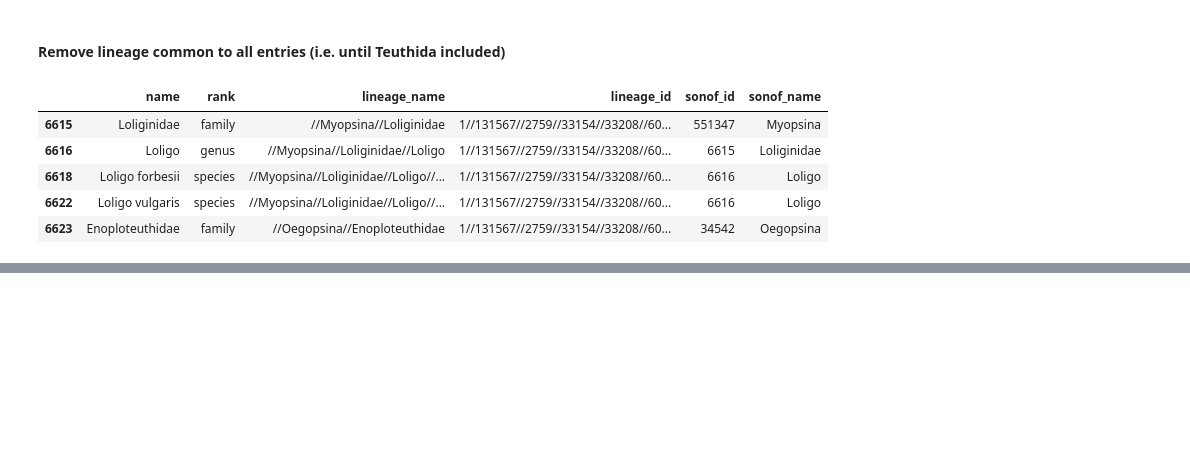
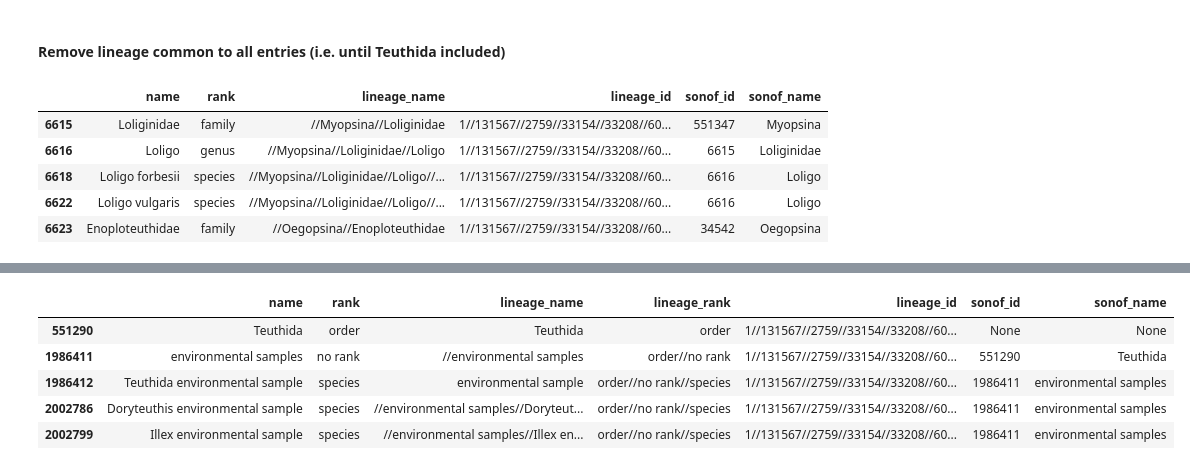
Before and after one commit to samulic/bioscience, a Jupyter notebook: retrieve_taxonomy.ipynb, the cells around one changed output, grey strips where cells are left out. Drawn from its saved outputs; the diff is of its cells as text; code cells hidden in the pictures; blank space fills up the shorter version.

Commit message:
added new column lineage of ranks

```diff
--- a/retrieve_taxonomy.ipynb
+++ b/retrieve_taxonomy.ipynb
@@ -156,0 +185,4 @@ data.sort_values(by=['lineage_id'], inplace=True)
+# %%
+#id_rankorder = data.rank # rank is a function of dataframes
+id_rankorder = data['rank']
+id_rankorder.head()
@@ -156,0 +196,9 @@ data.sort_values(by=['lineage_id'], inplace=True)
+# %%
+id_rankLineage = pd.Series()
+for idx, lineage_list in id_taxidLineage.str.split("//").iteritems():
+    rank_list = []
+    for lin_id in lineage_list:
+        lin_rank = id_rankorder[int(lin_id)]
+        rank_list.append(lin_rank)
+    id_rankLineage[str(idx)] = rank_list
+id_rankLineage.head()
@@ -156,0 +212,3 @@ data.sort_values(by=['lineage_id'], inplace=True)
+# %%
+rank_lin_df = id_rankLineage.to_frame(name = "rank_lineage")
+rank_lin_df
@@ -156,0 +234,3 @@ data.sort_values(by=['lineage_id'], inplace=True)
+# %%
+rank_lin_df = rank_lin_df.assign(rank_lineage = lambda x: x.rank_lineage.str.join("//"))
+rank_lin_df.head()
@@ -157 +244,15 @@ data.sort_values(by=['lineage_id'], inplace=True)
+# %%
+# Merge original dataframe to the new one with lineage rank
+rank_lin_df.index = rank_lin_df.index.map(int)
+df = data.join(rank_lin_df)
+df.rename(columns = {"rank_lineage": "lineage_rank"}, inplace = True)
+df = df[['name', 'rank', 'lineage_name', 'lineage_rank', 'lineage_id', 'sonof_id', 'sonof_name']] # reorder columns
+df.head()
+# %% [output]
+|  | name | rank | lineage_name | lineage_rank | lineage_id | sonof_id | sonof_name |
+| 551290 | Teuthida | order | Teuthida | order | 1//131567//2759//33154//33208//60... | None | None |
+| 1986411 | environmental samples | no rank | //environmental samples | order//no rank | 1//131567//2759//33154//33208//60... | 551290 | Teuthida |
+| 1986412 | Teuthida environmental sample | species | environmental sample | order//no rank//species | 1//131567//2759//33154//33208//60... | 1986411 | environmental samples |
+| 2002786 | Doryteuthis environmental sample | species | //environmental samples//Doryteut... | order//no rank//species | 1//131567//2759//33154//33208//60... | 1986411 | environmental samples |
+| 2002799 | Illex environmental sample | species | //environmental samples//Illex en... | order//no rank//species | 1//131567//2759//33154//33208//60... | 1986411 | environmental samples |
 # %%
```
Also changed, not shown: parts of 9 cells of this notebook, 1 other file.
